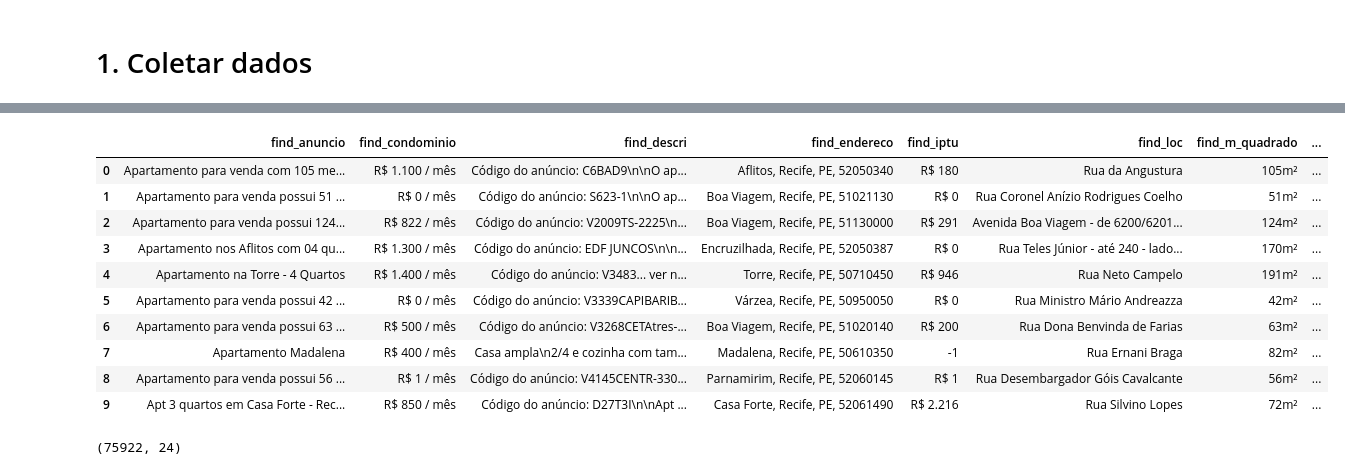
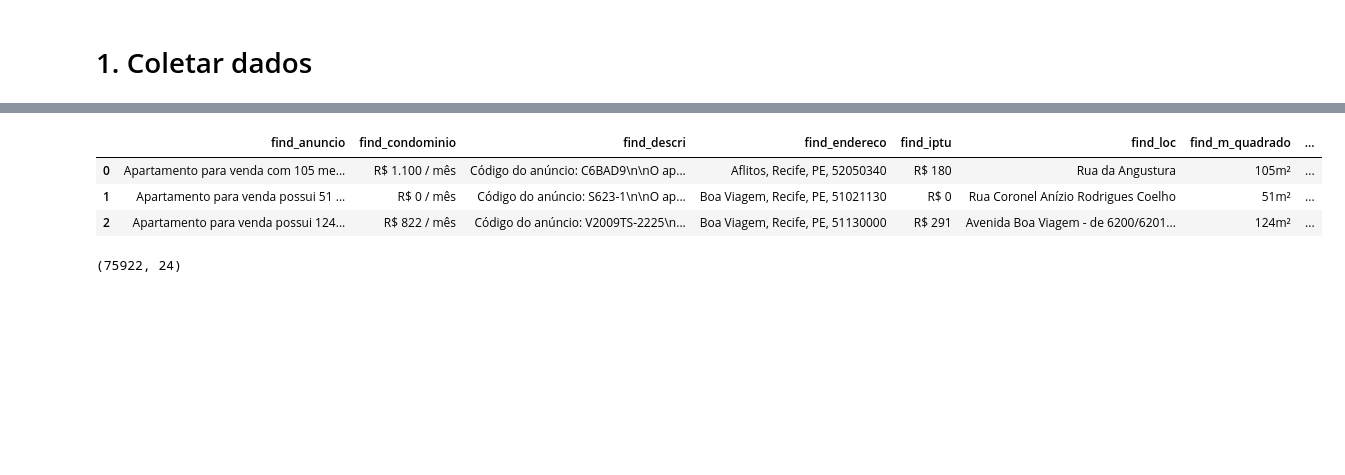
Before and after one commit to DaviMPaiva/scraping, a Jupyter notebook: notebook_analysis/data_analysis.ipynb, the cells around one changed output, grey strips where cells are left out. Drawn from its saved outputs; the diff is of its cells as text; code cells hidden in the pictures; blank space fills up the shorter version.

Commit message:
lookup table

```diff
--- a/notebook_analysis/data_analysis.ipynb
+++ b/notebook_analysis/data_analysis.ipynb
@@ -17,20 +42,13 @@ pd.set_option('display.max_columns', 1000)
 # %%
-path_raw = '/content/scraped_data.csv'
+path_raw = '../scraped_data.csv'
 df_raw = pd.read_csv(path_raw, sep=',', on_bad_lines='skip', nrows=100000)
 # %%
-df_raw.head(10)
+df_raw.head(3)
 # %% [output]
 |  | find_anuncio | find_condominio | find_descri | find_endereco | find_iptu | find_loc | find_m_quadrado | ... |
 | 0 | Apartamento para venda com 105 me... | R$ 1.100 / mês | Código do anúncio: C6BAD9\n\nO ap... | Aflitos, Recife, PE, 52050340 | R$ 180 | Rua da Angustura | 105m² | ... |
 | 1 | Apartamento para venda possui 51 ... | R$ 0 / mês | Código do anúncio: S623-1\n\nO ap... | Boa Viagem, Recife, PE, 51021130 | R$ 0 | Rua Coronel Anízio Rodrigues Coelho | 51m² | ... |
 | 2 | Apartamento para venda possui 124... | R$ 822 / mês | Código do anúncio: V2009TS-2225\n... | Boa Viagem, Recife, PE, 51130000 | R$ 291 | Avenida Boa Viagem - de 6200/6201... | 124m² | ... |
-| 3 | Apartamento nos Aflitos com 04 qu... | R$ 1.300 / mês | Código do anúncio: EDF JUNCOS\n\n... | Encruzilhada, Recife, PE, 52050387 | R$ 0 | Rua Teles Júnior - até 240 - lado... | 170m² | ... |
-| 4 | Apartamento na Torre - 4 Quartos | R$ 1.400 / mês | Código do anúncio: V3483... ver n... | Torre, Recife, PE, 50710450 | R$ 946 | Rua Neto Campelo | 191m² | ... |
-| 5 | Apartamento para venda possui 42 ... | R$ 0 / mês | Código do anúncio: V3339CAPIBARIB... | Várzea, Recife, PE, 50950050 | R$ 0 | Rua Ministro Mário Andreazza | 42m² | ... |
-| 6 | Apartamento para venda possui 63 ... | R$ 500 / mês | Código do anúncio: V3268CETAtres-... | Boa Viagem, Recife, PE, 51020140 | R$ 200 | Rua Dona Benvinda de Farias | 63m² | ... |
-| 7 | Apartamento Madalena | R$ 400 / mês | Casa ampla\n2/4 e cozinha com tam... | Madalena, Recife, PE, 50610350 | -1 | Rua Ernani Braga | 82m² | ... |
-| 8 | Apartamento para venda possui 56 ... | R$ 1 / mês | Código do anúncio: V4145CENTR-330... | Parnamirim, Recife, PE, 52060145 | R$ 1 | Rua Desembargador Góis Cavalcante | 56m² | ... |
-| 9 | Apt 3 quartos em Casa Forte - Rec... | R$ 850 / mês | Código do anúncio: D27T3I\n\nApt ... | Casa Forte, Recife, PE, 52061490 | R$ 2.216 | Rua Silvino Lopes | 72m² | ... |
 # %%
 df_raw.shape
 # %% [output]
```
Also changed, not shown: parts of 5 cells of this notebook.
